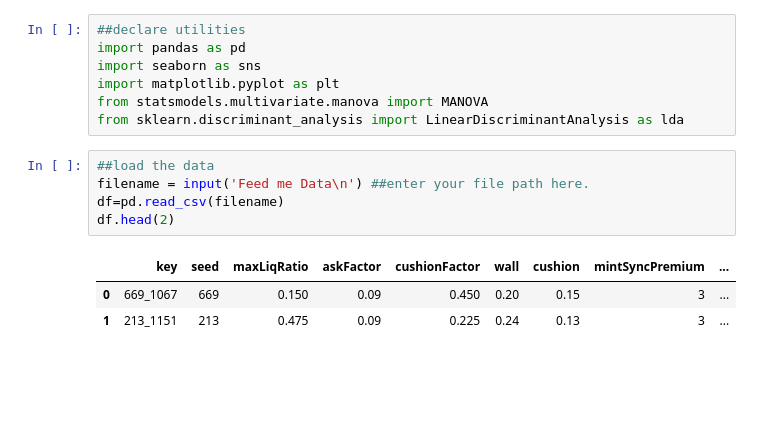
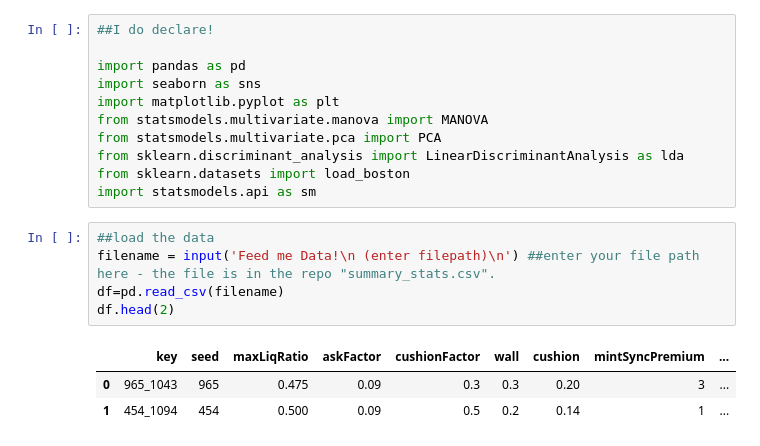
Before and after one commit to EdgeCaser/LiquiditySims, a Jupyter notebook: Stats.ipynb, the cells around one changed output. Saved outputs shown, nothing was run; the diff lists cells and outputs as text; blank space fills up the shorter version.

```diff
--- a/Stats.ipynb
+++ b/Stats.ipynb
@@ -1,18 +1,22 @@
 # %%
-##declare utilities
+##I do declare!
+
 import pandas as pd
 import seaborn as sns
 import matplotlib.pyplot as plt
 from statsmodels.multivariate.manova import MANOVA
+from statsmodels.multivariate.pca import PCA
 from sklearn.discriminant_analysis import LinearDiscriminantAnalysis as lda
+from sklearn.datasets import load_boston
+import statsmodels.api as sm
 # %%
 ##load the data
-filename = input('Feed me Data\n') ##enter your file path here.
+filename = input('Feed me Data!\n (enter filepath)\n') ##enter your file path here - the file is in the repo "summary_stats.csv".
 df=pd.read_csv(filename)
 df.head(2)
 # %% [output]
 |  | key | seed | maxLiqRatio | askFactor | cushionFactor | wall | cushion | mintSyncPremium | ... |
-| 0 | 669_1067 | 669 | 0.150 | 0.09 | 0.450 | 0.20 | 0.15 | 3 | ... |
-| 1 | 213_1151 | 213 | 0.475 | 0.09 | 0.225 | 0.24 | 0.13 | 3 | ... |
+| 0 | 965_1043 | 965 | 0.475 | 0.09 | 0.3 | 0.3 | 0.20 | 3 | ... |
+| 1 | 454_1094 | 454 | 0.500 | 0.09 | 0.5 | 0.2 | 0.14 | 1 | ... |
 # %%
 ##fancy charts, but too much data on first load. Still figuring out this library
```
Also changed, not shown: parts of 7 cells of this notebook, 1 other file.
